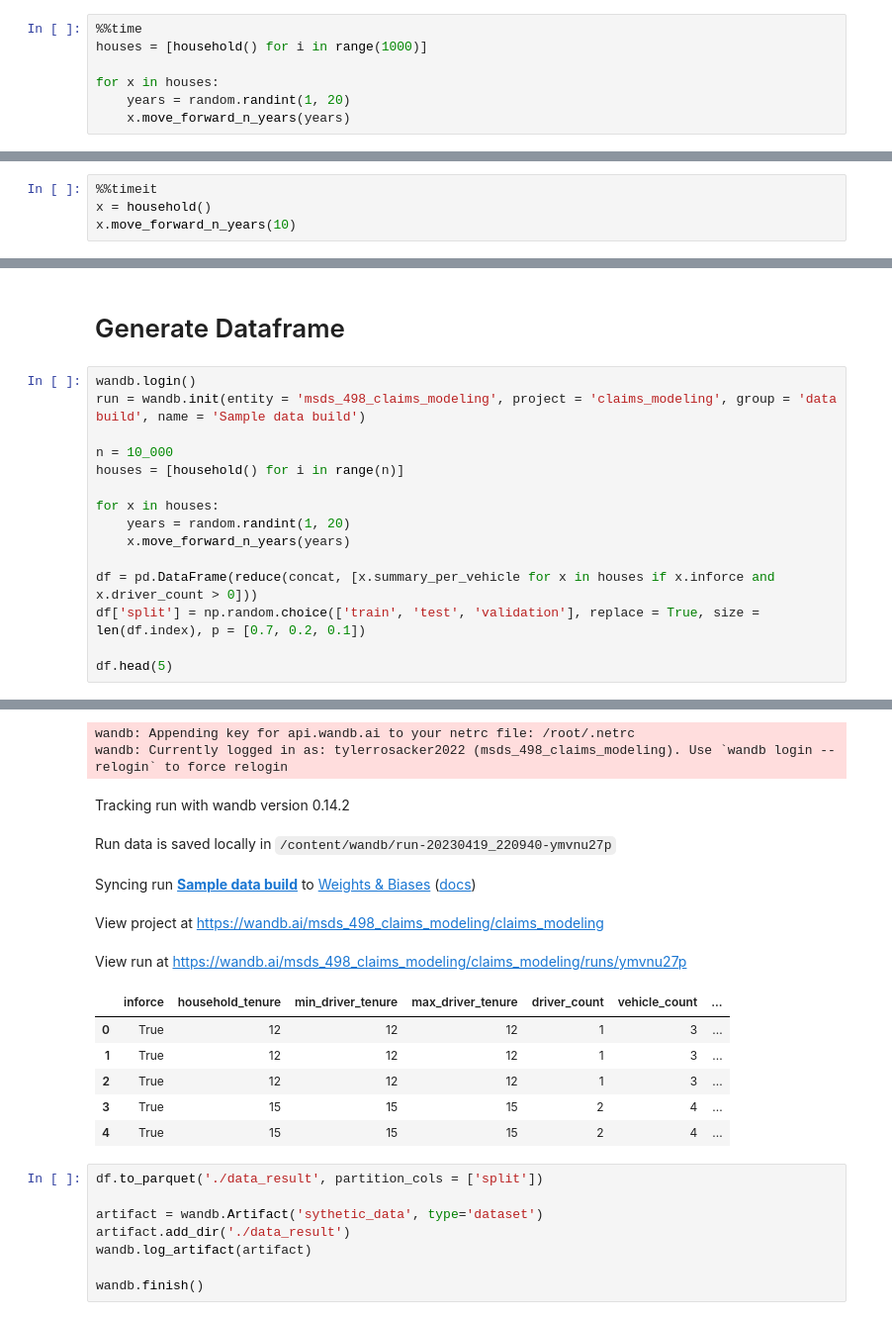
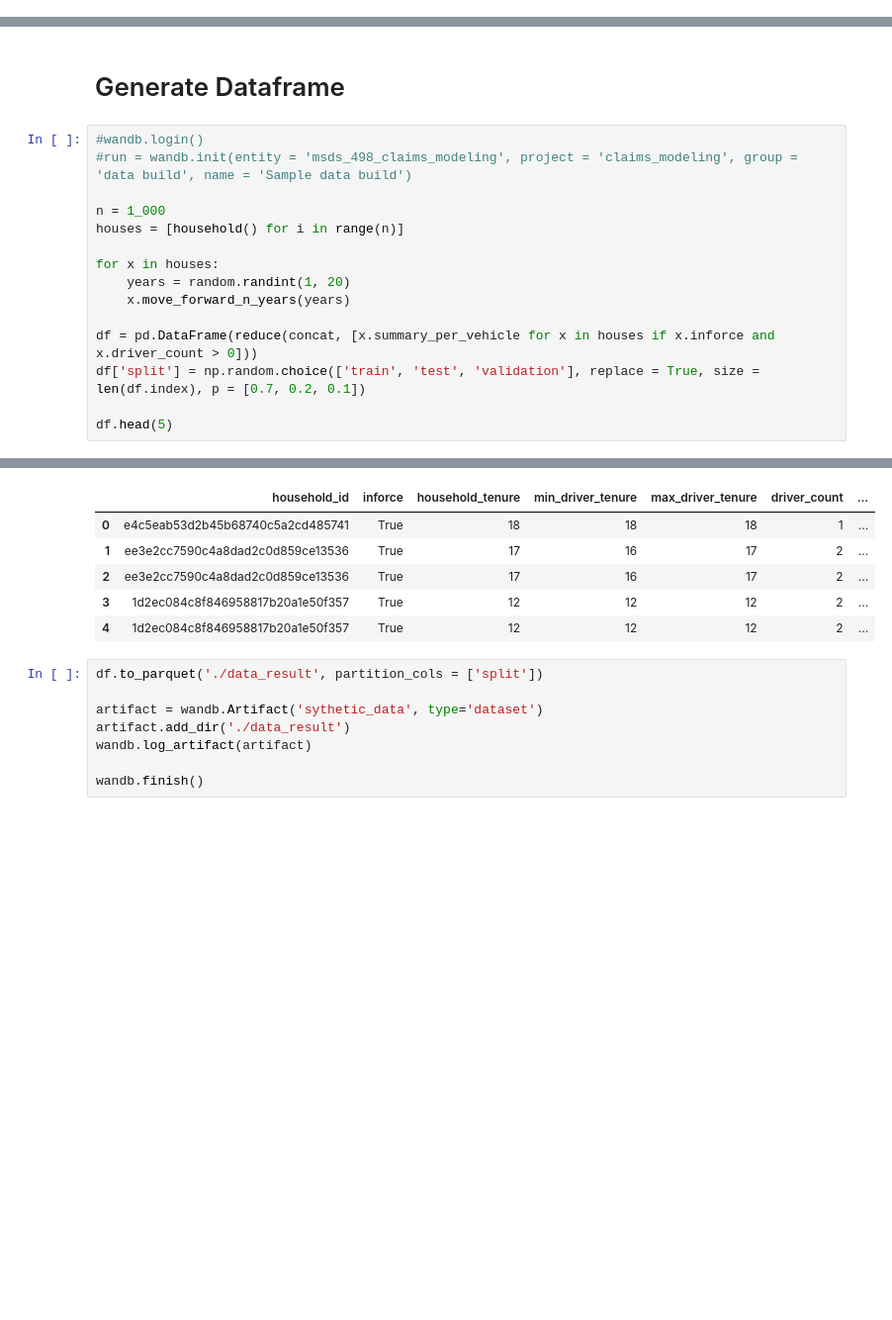
Before and after one commit to rosacker/msds_498_insurance_loss_modeling, a Jupyter notebook: synthetic_data_creation/Data_Creation.ipynb, the cells around one changed output, grey strips where cells are left out. Shown: that part at 99% size. Cells and saved outputs as stored; diff of their text form; blank space fills up the shorter version.

```diff
--- a/synthetic_data_creation/Data_Creation.ipynb
+++ b/synthetic_data_creation/Data_Creation.ipynb
@@ -79,7 +32,0 @@ df = pd.DataFrame(reduce(concat, [x.summary_per_vehicle for x in result if x.inf
-# %%
-%%time
-houses = [household() for i in range(1000)]
-
-for x in houses:
-    years = random.randint(1, 20)
-    x.move_forward_n_years(years)
@@ -89,4 +32,0 @@ Wall time: 38.6 s
-# %%
-%%timeit
-x = household()
-x.move_forward_n_years(10)
@@ -95,10 +33,10 @@ x.move_forward_n_years(10)
 # %% [markdown]
 # Generate Dataframe
 # %%
-wandb.login()
-run = wandb.init(entity = 'msds_498_claims_modeling', project = 'claims_modeling', group = 'data build', name = 'Sample data build')
+#wandb.login()
+#run = wandb.init(entity = 'msds_498_claims_modeling', project = 'claims_modeling', group = 'data build', name = 'Sample data build')
 
-n = 10_000
+n = 1_000
 houses = [household() for i in range(n)]
 
 for x in houses:
@@ -114,16 +51,9 @@ df.head(5)
-wandb: Appending key for api.wandb.ai to your netrc file: /root/.netrc
-wandb: Currently logged in as: tylerrosacker2022 (msds_498_claims_modeling). Use `wandb login --relogin` to force relogin
-Tracking run with wandb version 0.14.2
-Run data is saved locally in /content/wandb/run-20230419_220940-ymvnu27p
-Syncing run Sample data build to Weights & Biases (docs)
-View project at https://wandb.ai/msds_498_claims_modeling/claims_modeling
-View run at https://wandb.ai/msds_498_claims_modeling/claims_modeling/runs/ymvnu27p
-|  | inforce | household_tenure | min_driver_tenure | max_driver_tenure | driver_count | vehicle_count | ... |
-| 0 | True | 12 | 12 | 12 | 1 | 3 | ... |
-| 1 | True | 12 | 12 | 12 | 1 | 3 | ... |
-| 2 | True | 12 | 12 | 12 | 1 | 3 | ... |
-| 3 | True | 15 | 15 | 15 | 2 | 4 | ... |
-| 4 | True | 15 | 15 | 15 | 2 | 4 | ... |
+|  | household_id | inforce | household_tenure | min_driver_tenure | max_driver_tenure | driver_count | ... |
+| 0 | e4c5eab53d2b45b68740c5a2cd485741 | True | 18 | 18 | 18 | 1 | ... |
+| 1 | ee3e2cc7590c4a8dad2c0d859ce13536 | True | 17 | 16 | 17 | 2 | ... |
+| 2 | ee3e2cc7590c4a8dad2c0d859ce13536 | True | 17 | 16 | 17 | 2 | ... |
+| 3 | 1d2ec084c8f846958817b20a1e50f357 | True | 12 | 12 | 12 | 2 | ... |
+| 4 | 1d2ec084c8f846958817b20a1e50f357 | True | 12 | 12 | 12 | 2 | ... |
 # %%
 df.to_parquet('./data_result', partition_cols = ['split'])
 
```
Also changed, not shown: parts of 23 cells of this notebook, 3 other files.
